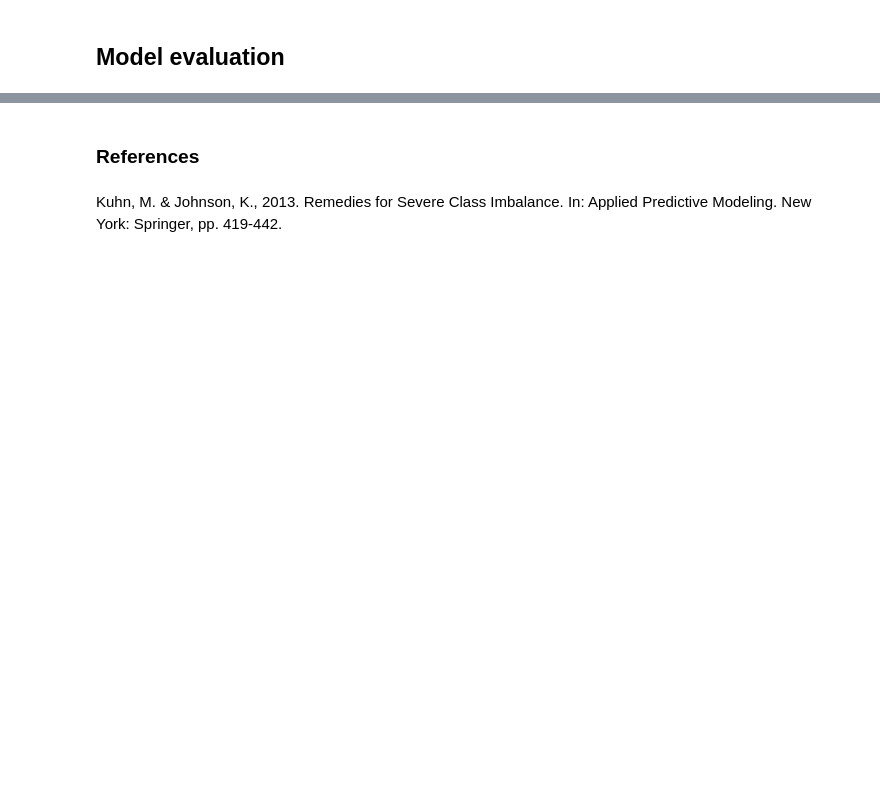
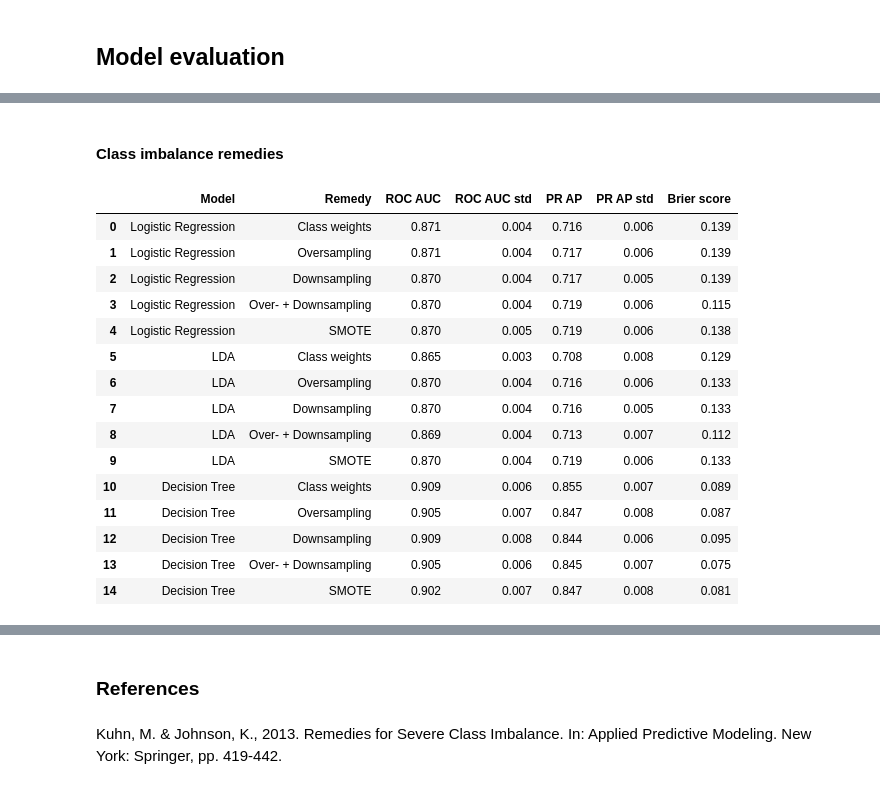
Before and after one commit to DamienMuller/Credit-default-prediction, a Jupyter notebook: Loan_prediction.ipynb, the cells around one changed output, grey strips where cells are left out. Saved outputs shown, nothing was run; the diff lists cells and outputs as text; code cells hidden in the pictures; blank space fills up the shorter version.

```diff
--- a/Loan_prediction.ipynb
+++ b/Loan_prediction.ipynb
@@ -913,0 +445,28 @@ Specificity CART: 0.9083055173767917
+# %%
+def cv_scores(x_train, y_train, remedies):
+    """Get cross-validated ROC AUC, average precision and Brier score of every algorithm for the given remedies.
+
+    Parameters
+    ----------
+    x_train : array_like
+        Training set containing features.
+    y_train : array_like
+        Training set containing target variable.
+    remedies : list
+        Names of the remedies to evaluate.
+
+    Returns
+    ----------
+    DataFrame
+        Mean and standard deviation of each score across folds, one row per algorithm and remedy.
+    """
+    rows = []
+    for name in models:
+        for remedy in remedies:
+            scores = cross_validate(build_pipeline(name, remedy), x_train, y_train, cv=cv,
+                                    scoring=['roc_auc', 'average_precision', 'neg_brier_score'], n_jobs=-1)
+            rows.append({'Model': name, 'Remedy': remedy,
+                         'ROC AUC': scores['test_roc_auc'].mean(), 'ROC AUC std': scores['test_roc_auc'].std(),
+                         'PR AP': scores['test_average_precision'].mean(), 'PR AP std': scores['test_average_precision'].std(),
+                         'Brier score': -scores['test_neg_brier_score'].mean()})
+    return pd.DataFrame(rows)
@@ -913,0 +492,22 @@ Specificity CART: 0.9083055173767917
+# %% [markdown]
+#### Class imbalance remedies
+# %%
+# Cross-validated performance of class imbalance remedies (on standardized data)
+cv_scores(x_train, y_train, ['Class weights', 'Oversampling', 'Downsampling', 'Over- + Downsampling', 'SMOTE'])
+# %% [output]
+|  | Model | Remedy | ROC AUC | ROC AUC std | PR AP | PR AP std | Brier score |
+| 0 | Logistic Regression | Class weights | 0.871 | 0.004 | 0.716 | 0.006 | 0.139 |
+| 1 | Logistic Regression | Oversampling | 0.871 | 0.004 | 0.717 | 0.006 | 0.139 |
+| 2 | Logistic Regression | Downsampling | 0.870 | 0.004 | 0.717 | 0.005 | 0.139 |
+| 3 | Logistic Regression | Over- + Downsampling | 0.870 | 0.004 | 0.719 | 0.006 | 0.115 |
+| 4 | Logistic Regression | SMOTE | 0.870 | 0.005 | 0.719 | 0.006 | 0.138 |
+| 5 | LDA | Class weights | 0.865 | 0.003 | 0.708 | 0.008 | 0.129 |
+| 6 | LDA | Oversampling | 0.870 | 0.004 | 0.716 | 0.006 | 0.133 |
+| 7 | LDA | Downsampling | 0.870 | 0.004 | 0.716 | 0.005 | 0.133 |
+| 8 | LDA | Over- + Downsampling | 0.869 | 0.004 | 0.713 | 0.007 | 0.112 |
+| 9 | LDA | SMOTE | 0.870 | 0.004 | 0.719 | 0.006 | 0.133 |
+| 10 | Decision Tree | Class weights | 0.909 | 0.006 | 0.855 | 0.007 | 0.089 |
+| 11 | Decision Tree | Oversampling | 0.905 | 0.007 | 0.847 | 0.008 | 0.087 |
+| 12 | Decision Tree | Downsampling | 0.909 | 0.008 | 0.844 | 0.006 | 0.095 |
+| 13 | Decision Tree | Over- + Downsampling | 0.905 | 0.006 | 0.845 | 0.007 | 0.075 |
+| 14 | Decision Tree | SMOTE | 0.902 | 0.007 | 0.847 | 0.008 | 0.081 |
```
Also changed, not shown: parts of 111 cells of this notebook, 19 other files.
